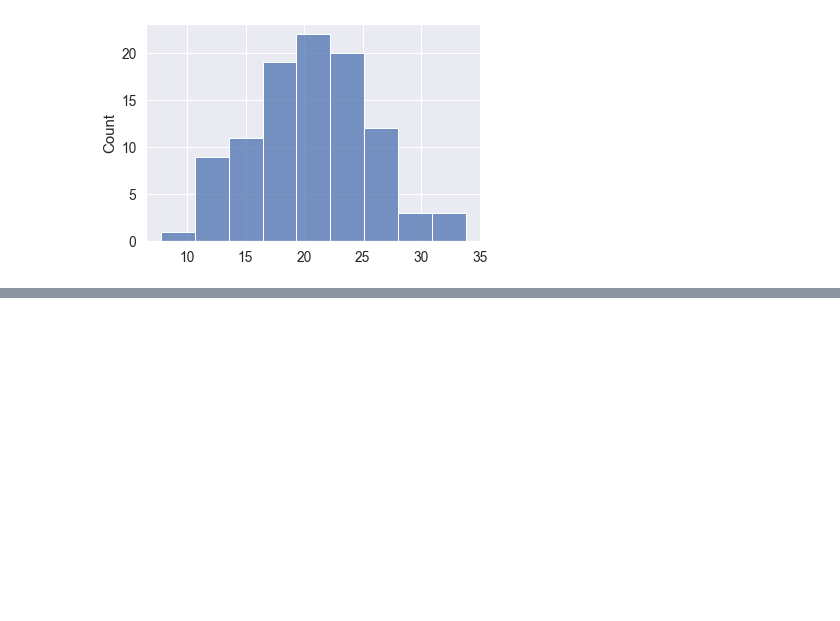
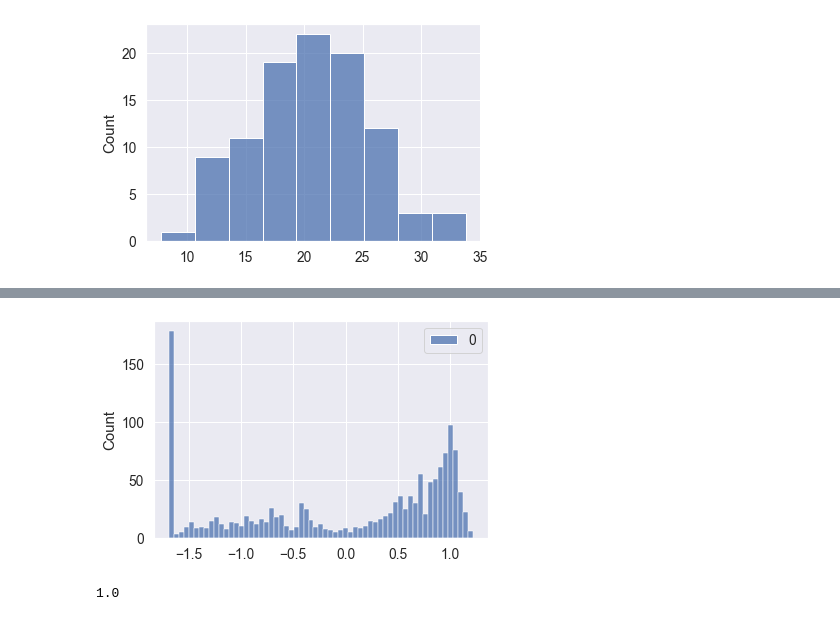
Before and after one commit to leweex95/Housing-Prices-Prediction, a Jupyter notebook: Housing-Prices-Prediction.ipynb, the cells around one changed output, grey strips where cells are left out. Saved outputs shown, nothing was run; the diff lists cells and outputs as text; code cells hidden in the pictures; blank space fills up the shorter version.

```diff
--- a/Housing-Prices-Prediction.ipynb
+++ b/Housing-Prices-Prediction.ipynb
@@ -328,0 +354,11 @@ Terminology:
+# %%
+from sklearn.preprocessing import StandardScaler
+
+YearRemodAdd_stdscale = StandardScaler().fit_transform((X_train['YearRemodAdd']).values.reshape(-1, 1))
+sns.histplot(YearRemodAdd_stdscale, bins=61);
+# %% [output]
+[figure, added]
+# %%
+YearRemodAdd_stdscale.std()
+# %% [output]
+1.0
```
Also changed, not shown: parts of 10 cells of this notebook.
